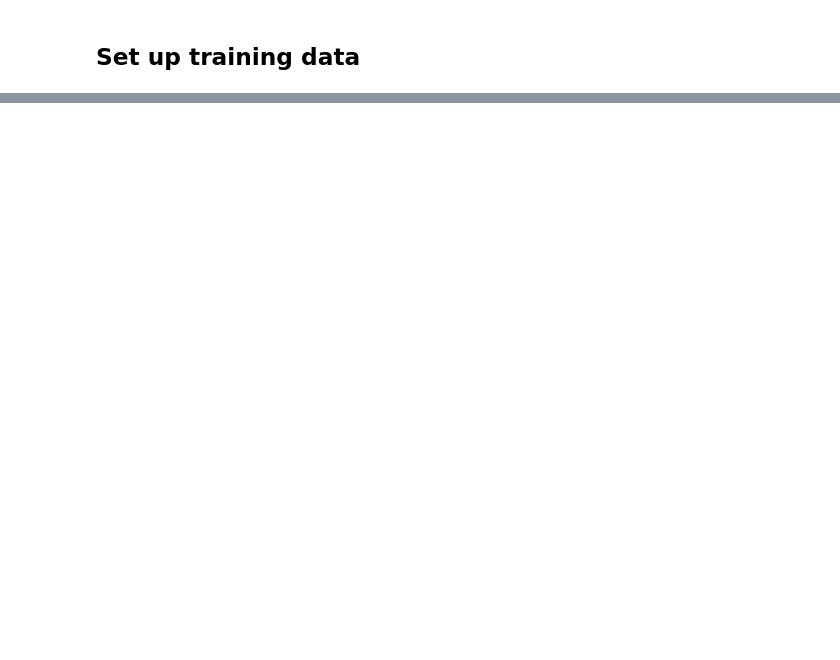
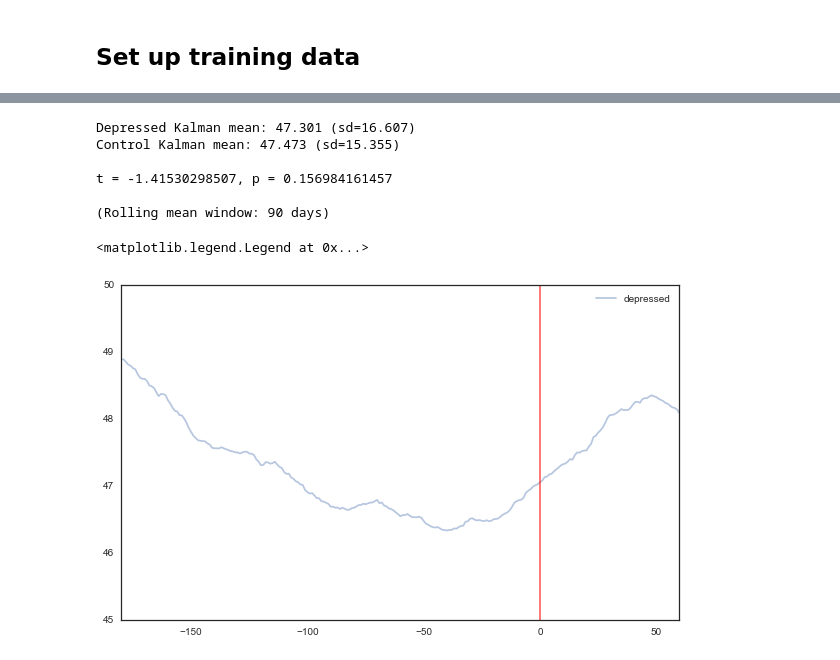
Before and after one commit to andrewreece/predicthealth, a Jupyter notebook: mixture_models.ipynb, the cells around one changed output, grey strips where cells are left out. Saved outputs shown, nothing was run; the diff lists cells and outputs as text; code cells hidden in the pictures; blank space fills up the shorter version.

Commit message:
Updated mixture models with better HMM/KF graphing, acc scores on GMM

```diff
--- a/mixture_models.ipynb
+++ b/mixture_models.ipynb
@@ -100,3 +194,19 @@ for dty in gb_types:
 # %% [markdown]
 ## Set up training data
+# %%
+target = 'target'
+
+if platform == 'ig':
+    user = 'username'
+elif platform == 'tw':
+    user = 'user_id'
+
+means = 'means'
+# %%
+gb_type = 'created_date'
+mdf = data['master'][gb_type].copy()
+
+predictors = params['vars'][platform][gb_type][means]
+
+X = mdf[predictors].copy()
 # %%
@@ -135,0 +305,35 @@ Num control ids: (99,)
+# %%
+# check if Kalman means are different between target/control
+
+rolled_ttest = False # do you want the t-test to use rolling means of kf_mean?
+ttest_roll = 90
+
+a = df_to_use.ix[df_to_use.target==1,'kf_mean']
+b = df_to_use.ix[df_to_use.target==0,'kf_mean']
+
+if rolled_ttest:
+    a = a.rolling(ttest_roll).mean().dropna()
+    b = b.rolling(ttest_roll).mean().dropna()
+
+test = ttest(a, b)
+
+
+print 'Depressed Kalman mean: {} (sd={})'.format(round(a.mean(), 3), round(a.std(), 3))
+print 'Control Kalman mean: {} (sd={})'.format(round(b.mean(), 3), round(b.std(), 3))
+print
+print 't = {}, p = {}'.format(test.statistic,test.pvalue)
+print
+print '(Rolling mean window: {} days)'.format(roll2)
+# %% [output]
+Depressed Kalman mean: 47.301 (sd=16.607)
+Control Kalman mean: 47.473 (sd=15.355)
+
+t = -1.41530298507, p = 0.156984161457
+
+(Rolling mean window: 90 days)
+# %%
+# set rolling window for computing time series stats
+roll = 30
+
+# variable of interest
+target = 'kf_mean'
@@ -135,0 +412,26 @@ Num control ids: (99,)
+# %%
+master_t['target'] = 'depressed'
+master_c['target'] = 'control'
+tsdf = pd.concat([master_t,master_c])
+
+tsgb = tsdf.groupby(['target','from_point']).agg({'rmean':['mean','var'],
+                                                  'LabMT_happs':'mean'})
+new_colname = ['%s%s' % (a, '|%s' % b if b else '') for a, b in tsgb.columns]
+tsgb.columns = new_colname
+
+tsgb2 = tsgb.reset_index()
+
+t_rm = tsgb2.ix[tsgb2.target=='depressed','rmean|mean'].rolling(roll2).mean()
+t_from = tsgb2.ix[tsgb2.target=='depressed','from_point']
+c_rm = tsgb2.ix[tsgb2.target=='control','rmean|mean'].rolling(roll2).mean()
+c_from = tsgb2.ix[tsgb2.target=='control','from_point']
+
+plt.figure(figsize=(10,6))
+plt.plot(t_from, t_rm, alpha=.4, label='depressed')
+plt.xlim([-180, 60])
+#plt.plot(c_from, c_rm, alpha=.4, label='control')
+plt.axvline(x=0, color='red', alpha=0.6)
+plt.legend()
+# %% [output]
+<matplotlib.legend.Legend at 0x...>
+[figure, added]
```
Also changed, not shown: parts of 50 cells of this notebook.
